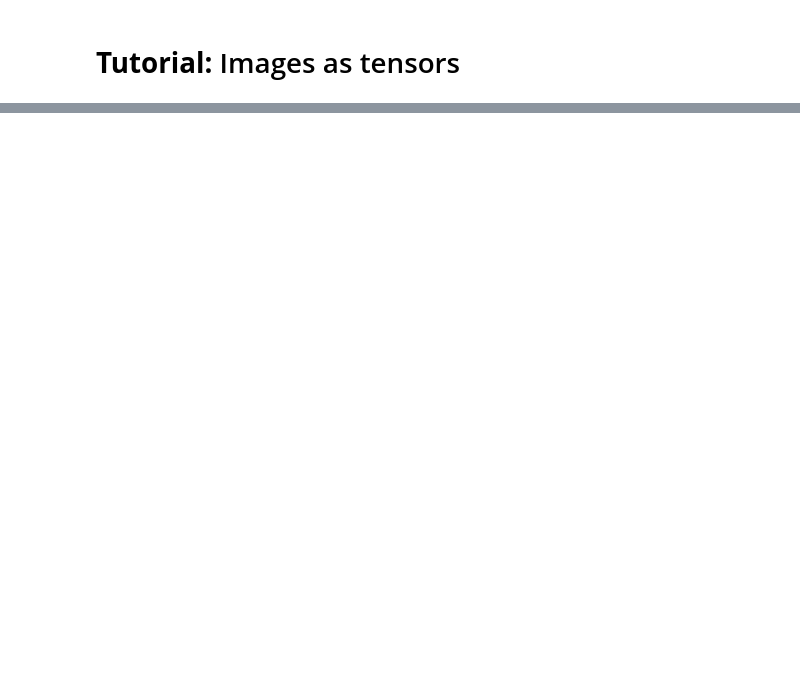
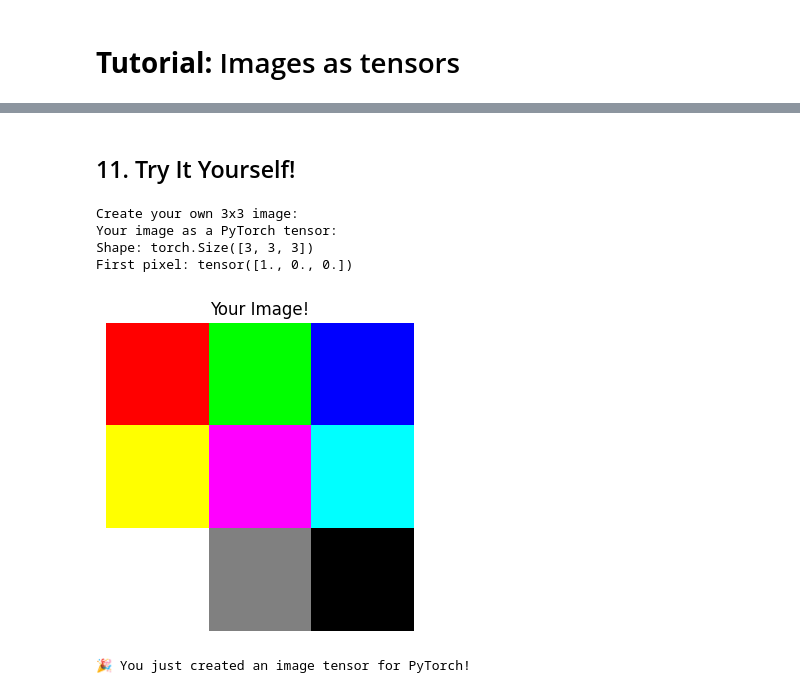
Before and after one commit to arielpincayy/Computer_Vision, a Jupyter notebook: UC.01 Introduction to Computer Vision/1. Images as tensors.ipynb, the cells around one changed output, grey strips where cells are left out. Drawn from its saved outputs; the diff is of its cells as text; code cells hidden in the pictures; blank space fills up the shorter version.

```diff
--- a/UC.01 Introduction to Computer Vision/1. Images as tensors.ipynb
+++ b/UC.01 Introduction to Computer Vision/1. Images as tensors.ipynb
@@ -426,0 +370,35 @@ Happy learning! 🚀
+# %% [markdown]
+## 11. Try It Yourself!
+# %%
+# Create your own tiny image
+print("Create your own 3x3 image:")
+
+# Make a simple pattern
+my_image = np.array([
+    [[255, 0, 0], [0, 255, 0], [0, 0, 255]],
+    [[255, 255, 0], [255, 0, 255], [0, 255, 255]],
+    [[255, 255, 255], [128, 128, 128], [0, 0, 0]]
+], dtype=np.uint8)
+
+# Convert to PyTorch tensor
+my_tensor = torch.from_numpy(my_image).permute(2, 0, 1).float() / 255.0
+
+print("Your image as a PyTorch tensor:")
+print(f"Shape: {my_tensor.shape}")
+print(f"First pixel: {my_tensor[:,0,0]}")
+
+# Display it
+plt.figure(figsize=(4, 4))
+plt.imshow(my_image)
+plt.title("Your Image!")
+plt.axis('off')
+plt.show()
+
+print("\n🎉 You just created an image tensor for PyTorch!")
+# %% [output]
+Create your own 3x3 image:
+Your image as a PyTorch tensor:
+Shape: torch.Size([3, 3, 3])
+First pixel: tensor([1., 0., 0.])
+[figure, added]
+🎉 You just created an image tensor for PyTorch!
```
Also changed, not shown: parts of 58 cells of this notebook, 14 other files.
